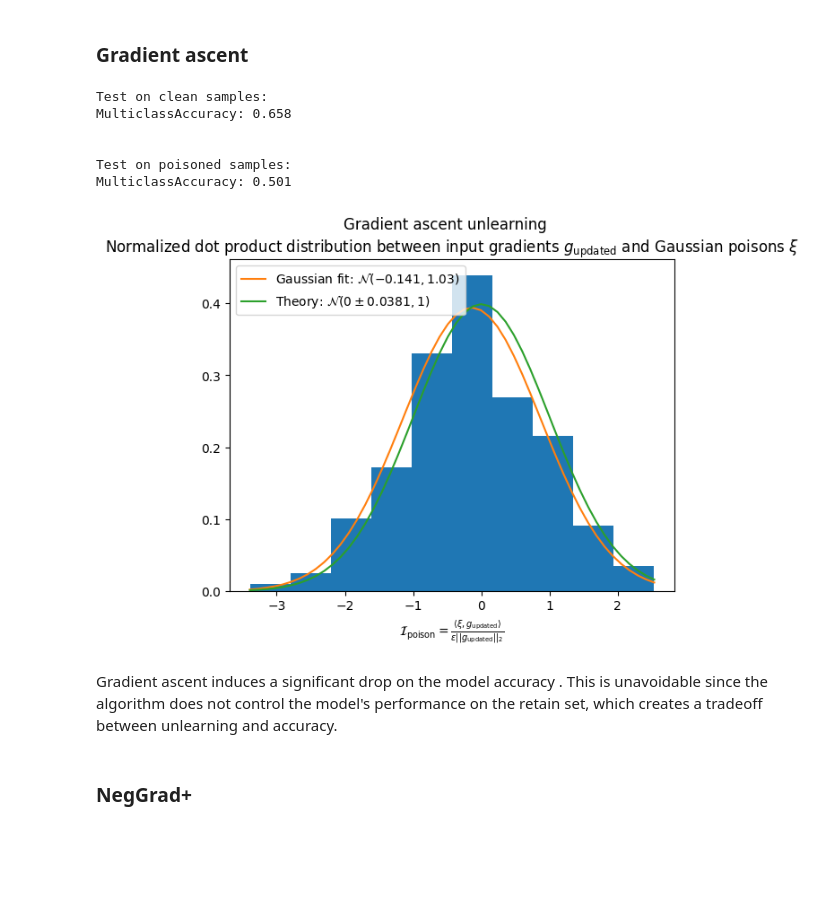
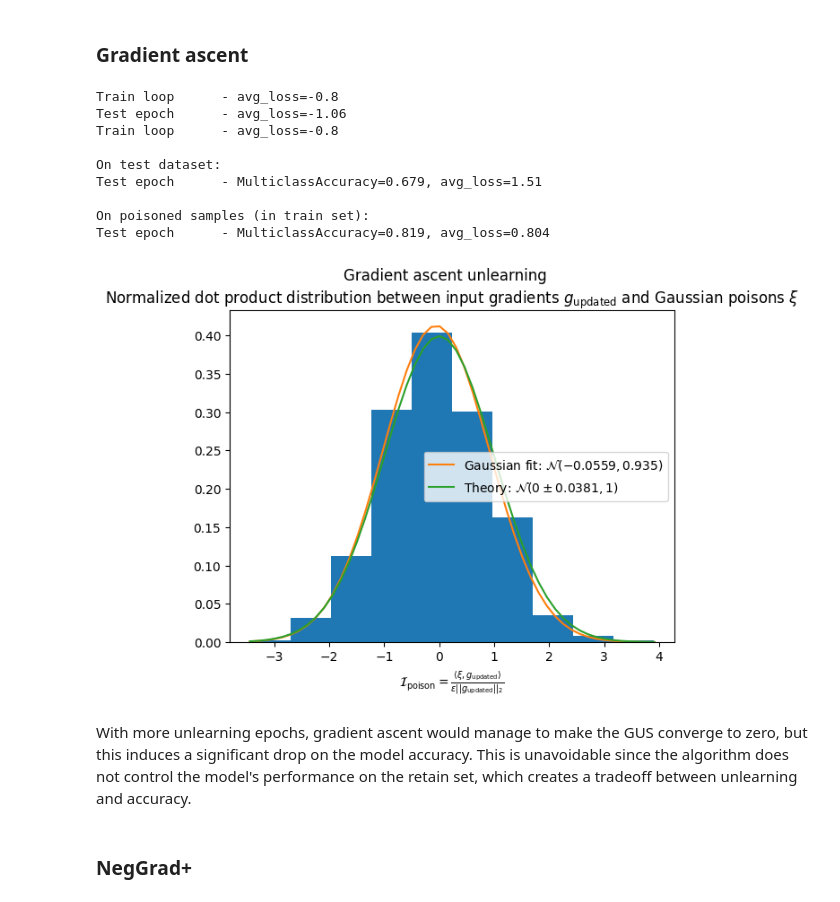
Before and after one commit to AI-Safety-X2023/playground, a Jupyter notebook: implementations/projects/poisoning/gaussian_poisoning_cifar10.ipynb, the cells around one changed output. Saved outputs shown, nothing was run; the diff lists cells and outputs as text; code cells hidden in the pictures; blank space fills up the shorter version.

```diff
--- a/implementations/projects/poisoning/gaussian_poisoning_cifar10.ipynb
+++ b/implementations/projects/poisoning/gaussian_poisoning_cifar10.ipynb
@@ -250,5 +254,6 @@ loss_func = CrossEntropyLoss()
 
 metric = MulticlassAccuracy(num_classes=10)
 # %%
-def make_optimizer(model: nn.Module, lr=lr, weight_decay=weight_decay) -> Optimizer:
-    return AdamW(model.parameters(), lr=lr, weight_decay=weight_decay)
+def make_optimizer(model: nn.Module, opt_name='adamw', lr=lr, weight_decay=weight_decay, **kwargs) -> Optimizer:
+    cls = {'sgd': SGD, 'adam': Adam, 'adamw': AdamW}[opt_name]
+    return cls(model.parameters(), lr=lr, weight_decay=weight_decay, **kwargs)
@@ -255,2 +264,8 @@ def make_optimizer(model: nn.Module, lr=lr, weight_decay=weight_decay) -> Optimi
 # %% [markdown]
 ### Clean model
+# %%
+_clean_model = ShuffleNetV2(size=0.5).to(BEST_DEVICE)
+opt = make_optimizer(_clean_model)
+lr_sched = make_lr_scheduler(opt, 'onecycle', **lr_sched_params)
+train_val_loop(_clean_model, clean_loader, val_loader, loss_func, opt, epochs=epochs, metric=metric)
+test_epoch(_clean_model, test_loader, loss_func, keep_pbars=True, metric=metric);
@@ -256,0 +286,6 @@ def make_optimizer(model: nn.Module, lr=lr, weight_decay=weight_decay) -> Optimi
+# %%
+_clean_model = MobileNetV2(size='small').to(BEST_DEVICE)
+opt = make_optimizer(_clean_model)
+lr_sched = make_lr_scheduler(opt, 'onecycle', **lr_sched_params)
+train_val_loop(_clean_model, clean_loader, val_loader, loss_func, opt, epochs=epochs, metric=metric)
+test_epoch(_clean_model, test_loader, loss_func, keep_pbars=True, metric=metric);
@@ -256,0 +306,6 @@ def make_optimizer(model: nn.Module, lr=lr, weight_decay=weight_decay) -> Optimi
+# %%
+_clean_model = EfficientNet(b=0).to(BEST_DEVICE)
+opt = make_optimizer(_clean_model)
+lr_sched = make_lr_scheduler(opt, 'onecycle', **lr_sched_params)
+train_val_loop(_clean_model, clean_loader, val_loader, loss_func, opt, epochs=4, metric=metric)
+test_epoch(_clean_model, test_loader, loss_func, keep_pbars=True, metric=metric);
@@ -466,19 +548,22 @@ MulticlassAccuracy: 0.815
 # %%
 unlearn_epochs = 2
 unlearner = deepcopy(corrupted_model)
-opt_ga = make_sgd(unlearner, lr=1e-5)
-gradient_ascent(unlearner, clean_loader, val_loader, loss_func, opt_ga, epochs=unlearn_epochs)
+opt_ga = make_sgd(unlearner, lr=1e-6)
+gradient_ascent(unlearner, poisoned_loader, val_loader, loss_func, opt_ga, epochs=unlearn_epochs)
 display_post_unlearning_results(unlearner, algo_name='Gradient ascent unlearning')
 # %% [output]
-Test on clean samples:
-MulticlassAccuracy: 0.658
+Train loop      - avg_loss=-0.8
+Test epoch      - avg_loss=-1.06
+Train loop      - avg_loss=-0.8
 
+On test dataset:
+Test epoch      - MulticlassAccuracy=0.679, avg_loss=1.51
 
-Test on poisoned samples:
-MulticlassAccuracy: 0.501
+On poisoned samples (in train set):
+Test epoch      - MulticlassAccuracy=0.819, avg_loss=0.804
-[figure, old version]
+[figure, new version]
 # %% [markdown]
-Gradient ascent induces a significant drop on the model accuracy . This is unavoidable since the algorithm does not control the model's performance on the retain set, which creates a tradeoff between unlearning and accuracy.
+With more unlearning epochs, gradient ascent would manage to make the GUS converge to zero, but this induces a significant drop on the model accuracy. This is unavoidable since the algorithm does not control the model's performance on the retain set, which creates a tradeoff between unlearning and accuracy.
 # %% [markdown]
 ### NegGrad+
 # %%
```
Also changed, not shown: parts of 34 cells of this notebook, 7 other files.
